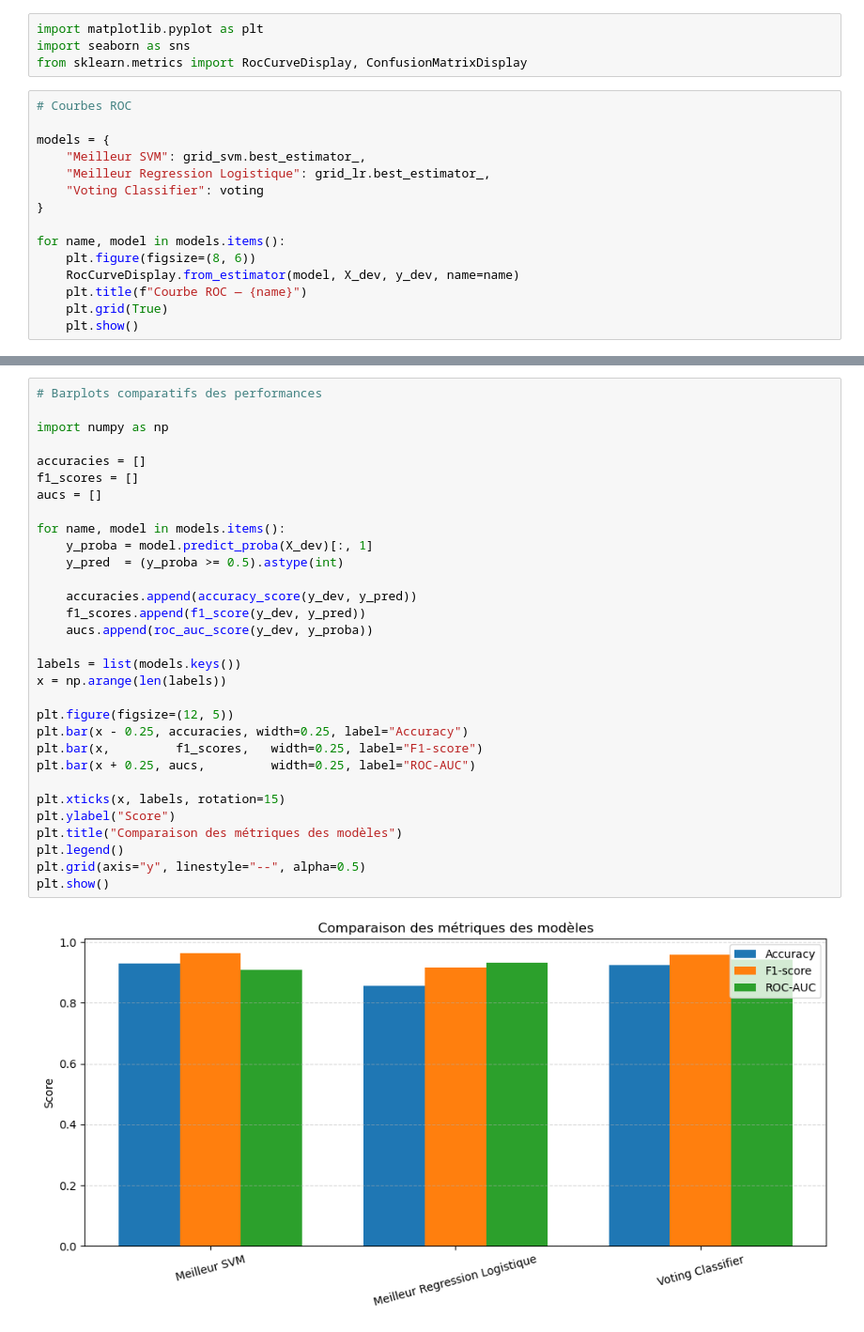
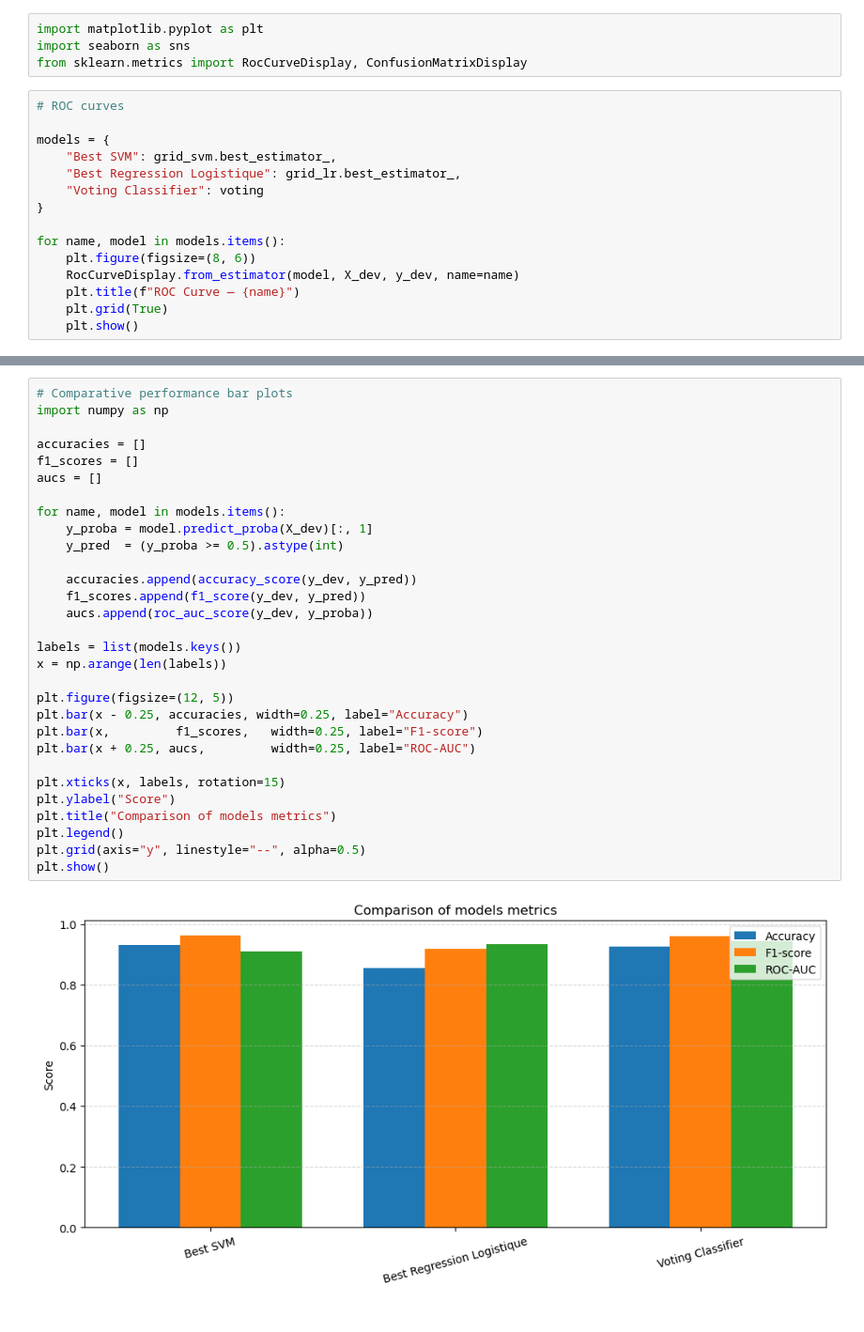
Before and after one commit to Yarakass/deepfake-audio-project, a Jupyter notebook: notebooks/Nora_step2.ipynb, the cells around one changed output, grey strips where cells are left out. Shown at 94% size. Saved outputs shown, nothing was run; the diff lists cells and outputs as text.

```diff
--- a/notebooks/Nora_step2.ipynb
+++ b/notebooks/Nora_step2.ipynb
@@ -145,18 +145,18 @@ import matplotlib.pyplot as plt
 import seaborn as sns
 from sklearn.metrics import RocCurveDisplay, ConfusionMatrixDisplay
 # %%
-# Courbes ROC
+# ROC curves
 
 models = {
-    "Meilleur SVM": grid_svm.best_estimator_,
-    "Meilleur Regression Logistique": grid_lr.best_estimator_,
+    "Best SVM": grid_svm.best_estimator_,
+    "Best Regression Logistique": grid_lr.best_estimator_,
     "Voting Classifier": voting
 }
 
 for name, model in models.items():
     plt.figure(figsize=(8, 6))
     RocCurveDisplay.from_estimator(model, X_dev, y_dev, name=name)
-    plt.title(f"Courbe ROC — {name}")
+    plt.title(f"ROC Curve — {name}")
     plt.grid(True)
     plt.show()
 # %% [output]
@@ -188,34 +188,33 @@ plt.show()
 # %%
-# Barplots comparatifs des performances
-
+# Comparative performance bar plots
 import numpy as np
 
 accuracies = []
 f1_scores = []
 aucs = []
 
 for name, model in models.items():
     y_proba = model.predict_proba(X_dev)[:, 1]
     y_pred  = (y_proba >= 0.5).astype(int)
 
     accuracies.append(accuracy_score(y_dev, y_pred))
     f1_scores.append(f1_score(y_dev, y_pred))
     aucs.append(roc_auc_score(y_dev, y_proba))
 
 labels = list(models.keys())
 x = np.arange(len(labels))
 
 plt.figure(figsize=(12, 5))
 plt.bar(x - 0.25, accuracies, width=0.25, label="Accuracy")
 plt.bar(x,         f1_scores,   width=0.25, label="F1-score")
 plt.bar(x + 0.25, aucs,         width=0.25, label="ROC-AUC")
 
 plt.xticks(x, labels, rotation=15)
 plt.ylabel("Score")
-plt.title("Comparaison des métriques des modèles")
+plt.title("Comparison of models metrics")
 plt.legend()
 plt.grid(axis="y", linestyle="--", alpha=0.5)
 plt.show()
 # %% [output]
-[figure, old version]
+[figure, new version]
 # %%
```
Also changed, not shown: parts of 9 cells of this notebook.
